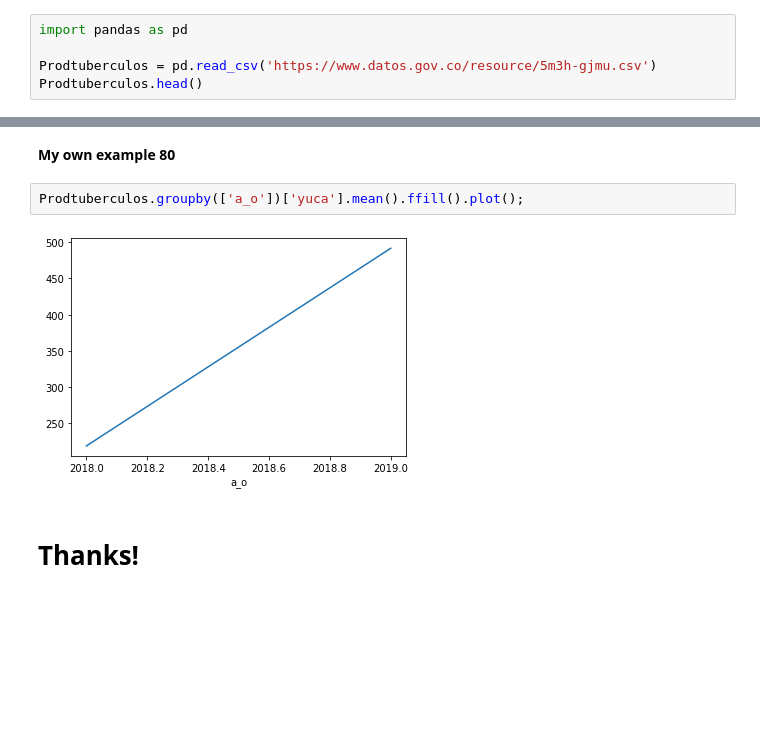
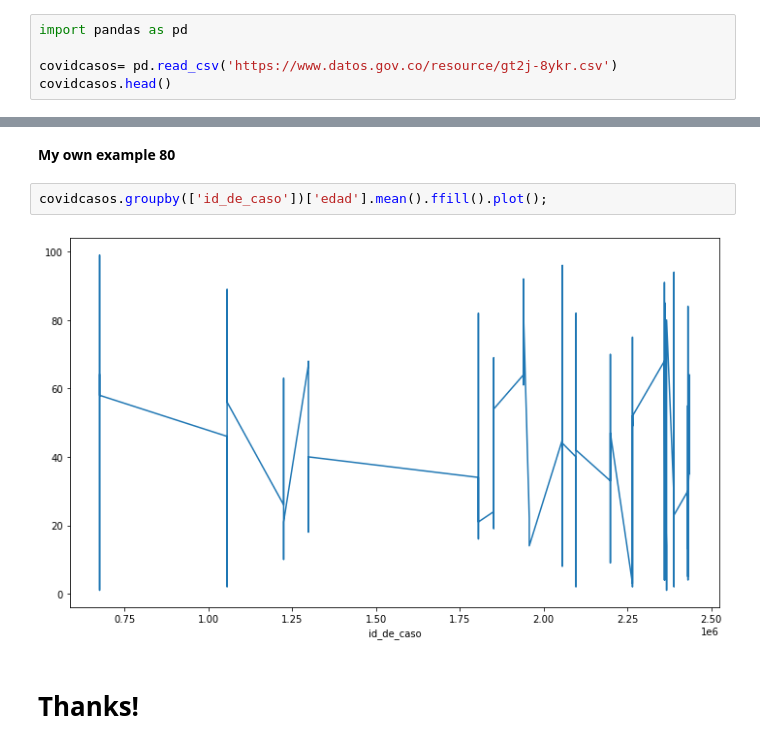
Before and after one commit to damoralesr/MetNumUN2022II, a Jupyter notebook: LAB2/damoralesr_LAB2.ipynb, the cells around one changed output, grey strips where cells are left out. Drawn from its saved outputs; the diff is of its cells as text; blank space fills up the shorter version.

```diff
--- a/LAB2/damoralesr_LAB2.ipynb
+++ b/LAB2/damoralesr_LAB2.ipynb
@@ -1581,6 +1587,6 @@ ax.set_xticklabels(ax.get_xticklabels(), rotation=45);
 # %%
 import pandas as pd
 
-Prodtuberculos = pd.read_csv('https://www.datos.gov.co/resource/5m3h-gjmu.csv')
-Prodtuberculos.head()
+covidcasos= pd.read_csv('https://www.datos.gov.co/resource/gt2j-8ykr.csv')
+covidcasos.head()
 # %% [output]
@@ -1621,8 +1631,8 @@ Prodtuberculos.groupby(['arracacha','municipios'])['a_o'].mean().unstack().ffill
 
 **My own example 80**
 # %%
-Prodtuberculos.groupby(['a_o'])['yuca'].mean().ffill().plot();
+covidcasos.groupby(['id_de_caso'])['edad'].mean().ffill().plot();
 # %% [output]
-[figure, old version]
+[figure, new version]
 # %% [markdown]
 # Thanks!
```
Also changed, not shown: parts of 103 cells of this notebook.
